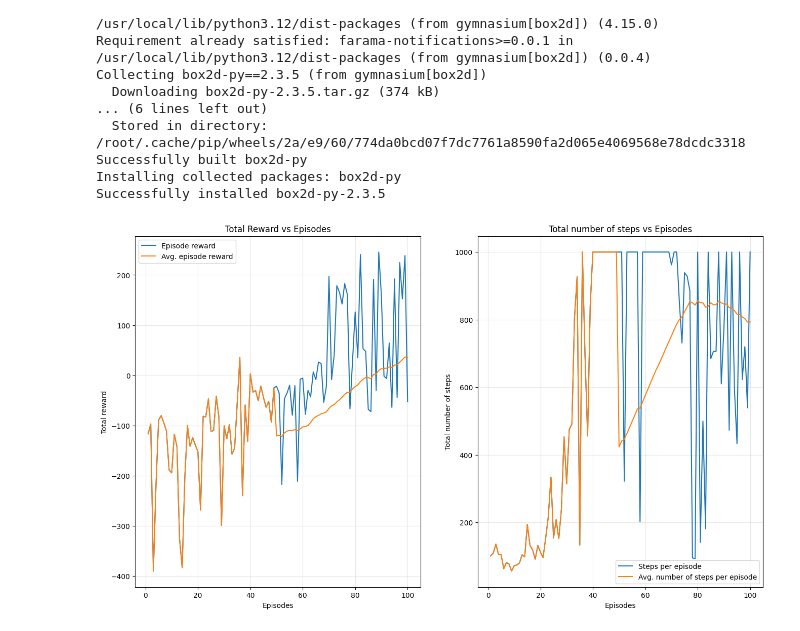
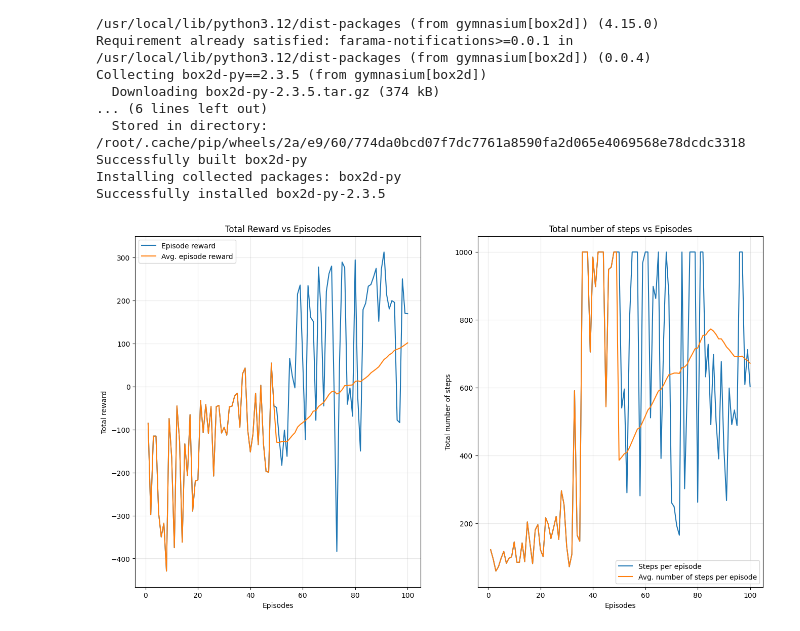
Before and after one commit to Ton3t3/Lab2-RL, a Jupyter notebook: problem 1/DQN_problem.ipynb, the cells around one changed output. Cells and saved outputs as stored; diff of their text form; code cells hidden in the pictures.

```diff
--- a/problem 1/DQN_problem.ipynb
+++ b/problem 1/DQN_problem.ipynb
@@ -57,7 +57,6 @@ Successfully built box2d-py
 Installing collected packages: box2d-py
 Successfully installed box2d-py-2.3.5
 # %%
-
 ## EXPERIENCE REPLAY BUFFER IMPLEMENTATION
 ## (Copy from DQNelements_solved-1.py)
 
@@ -153,7 +152,7 @@ MIN_REPLAY_SIZE = 1000
 
 # Parameters
 N_episodes = 100 #100                             # Number of episodes
-discount_factor = 0.98#0.95                       # Value of the discount factor
+discount_factor = 0.97#0.95                       # Value of the discount factor
 n_ep_running_average = 50                    # Running average of 50 episodes
 n_actions = env.action_space.n               # Number of available actions
 dim_state = len(env.observation_space.high)  # State dimensionality
@@ -239,9 +238,14 @@ for i in EPISODES:
           # Compute Q-values for the current states
           q_values = network(states).gather(1, actions).squeeze()  # Q-values for taken actions
 
-          # Compute the target Q-values for the next states
-          with torch.no_grad():  # No need to compute gradients for target Q-values
-              next_q_values = target_network(next_states).max(1)[0]  # Max Q-value for next state
+          # Compute the target Q-values for the next states using Double DQN
+          with torch.no_grad():
+              # Select action from the main network (argmax_a(Q_main(S', a)))
+              next_q_main_actions = network(next_states).argmax(1).unsqueeze(1)
+
+              # Evaluate the selected action using the target network (Q_target(S', chosen_action))
+              next_q_values = target_network(next_states).gather(1, next_q_main_actions).squeeze(1)
+
               targets = rewards + discount_factor * next_q_values * (1 - dones)  # Target: Bellman equation
 
           # Compute the loss (MSE loss between predicted Q-values and target Q-values)
@@ -251,7 +255,7 @@ for i in EPISODES:
           optimizer.zero_grad()  # Zero gradients before backpropagation
           loss.backward()  # Compute gradients
           nn.utils.clip_grad_norm_(network.parameters(), max_norm=1.0)  # Clip gradients to avoid exploding gradients
-          optimizer.step()  # Update parameters
+          optimizer.step()
 
 
     episode_counter +=1
@@ -268,34 +272,34 @@ for i in EPISODES:
         "Episode {} - Reward/Steps: {:.1f}/{} - Avg. Reward/Steps: {:.1f}/{}".format(
         i, total_episode_reward, t,
         running_average(episode_reward_list, n_ep_running_average)[-1],
         running_average(episode_number_of_steps, n_ep_running_average)[-1]))
 
 torch.save(network, 'neural-network-1.pth')
 # Close environment
 env.close()
 
 # Plot Rewards and steps
 fig, ax = plt.subplots(nrows=1, ncols=2, figsize=(16, 9))
 ax[0].plot([i for i in range(1, N_episodes+1)], episode_reward_list, label='Episode reward')
 ax[0].plot([i for i in range(1, N_episodes+1)], running_average(
     episode_reward_list, n_ep_running_average), label='Avg. episode reward')
 ax[0].set_xlabel('Episodes')
 ax[0].set_ylabel('Total reward')
 ax[0].set_title('Total Reward vs Episodes')
 ax[0].legend()
 ax[0].grid(alpha=0.3)
 
 ax[1].plot([i for i in range(1, N_episodes+1)], episode_number_of_steps, label='Steps per episode')
 ax[1].plot([i for i in range(1, N_episodes+1)], running_average(
     episode_number_of_steps, n_ep_running_average), label='Avg. number of steps per episode')
 ax[1].set_xlabel('Episodes')
 ax[1].set_ylabel('Total number of steps')
 ax[1].set_title('Total number of steps vs Episodes')
 ax[1].legend()
 ax[1].grid(alpha=0.3)
 plt.show()
 # %% [output]
-[figure, old version]
+[figure, new version]
 # %%
 %%python DQN_check_solution.py
 # %% [output]
```
Also changed, not shown: parts of 2 cells of this notebook.
